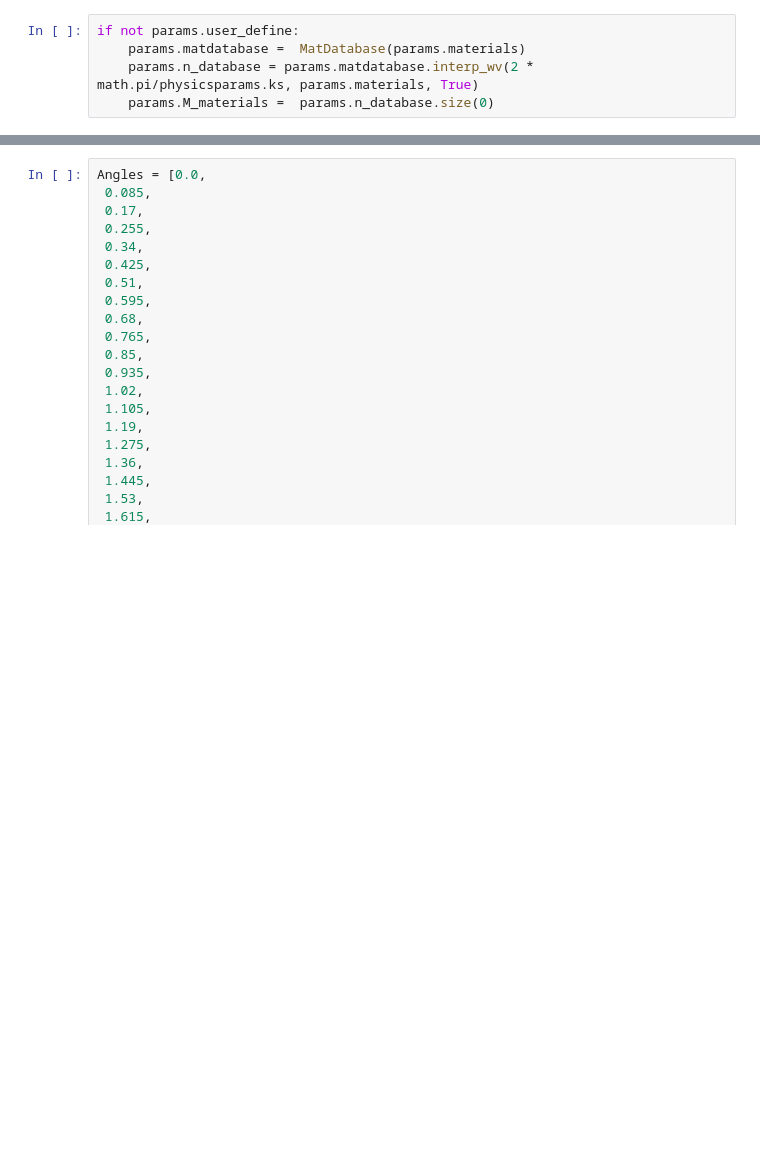
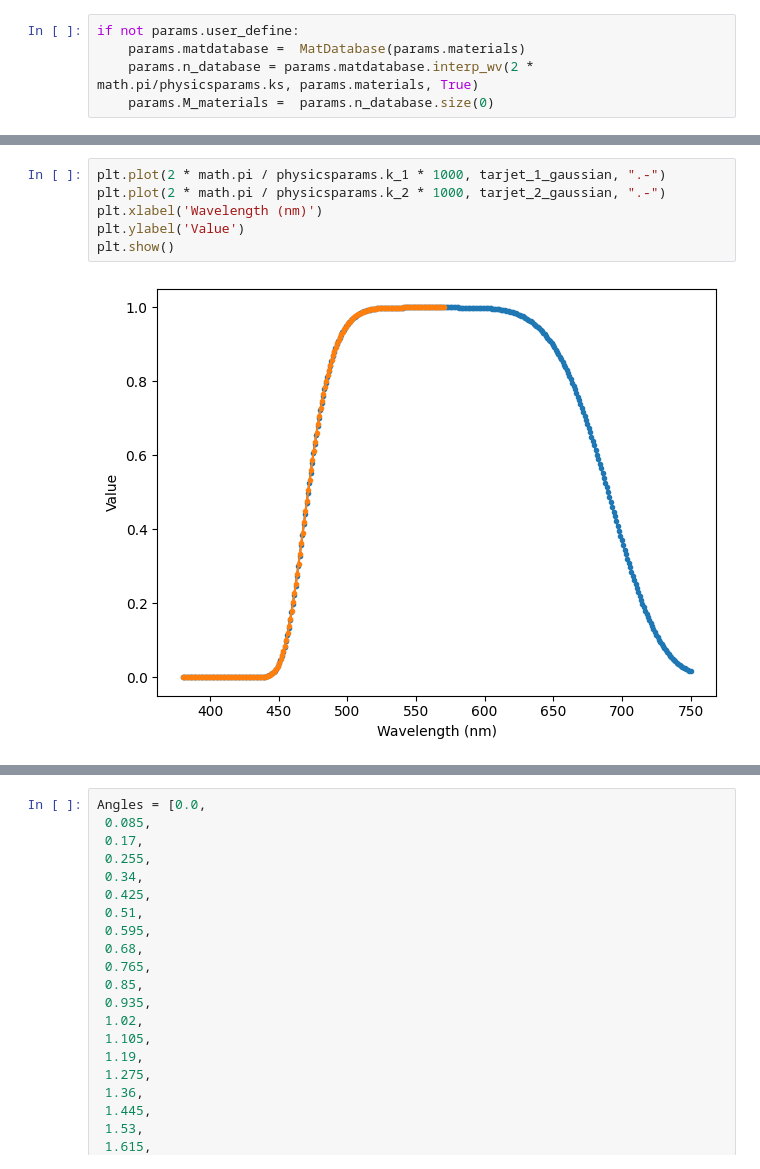
Before and after one commit to roldannahuelalejadro/MultiGlonet_thin_film, a Jupyter notebook: Only Reflexion Multiglonet/MultiGlonet.ipynb, the cells around one changed output, grey strips where cells are left out. Drawn from its saved outputs; the diff is of its cells as text; blank space fills up the shorter version.

```diff
--- a/Only Reflexion Multiglonet/MultiGlonet.ipynb
+++ b/Only Reflexion Multiglonet/MultiGlonet.ipynb
@@ -128,3 +141,11 @@ plt.show()
+# %%
+plt.plot(2 * math.pi / physicsparams.k_1 * 1000, tarjet_1_gaussian, ".-")
+plt.plot(2 * math.pi / physicsparams.k_2 * 1000, tarjet_2_gaussian, ".-")
+plt.xlabel('Wavelength (nm)')
+plt.ylabel('Value')
+plt.show()
+# %% [output]
+[figure, added]
 # %%
 
 thicknesses_list = []
```
Also changed, not shown: parts of 5 cells of this notebook, 5 other files.
